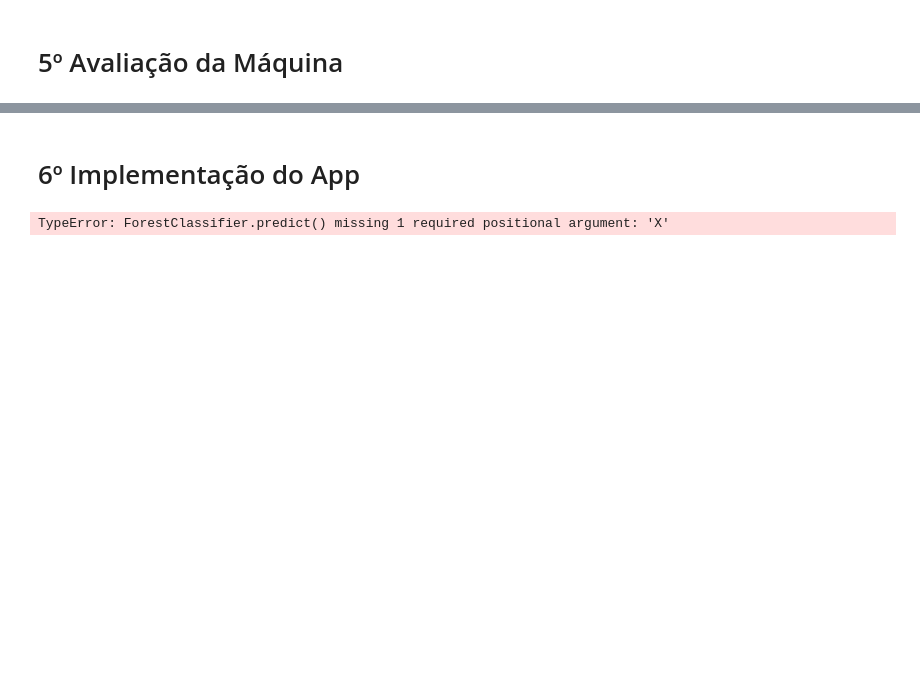
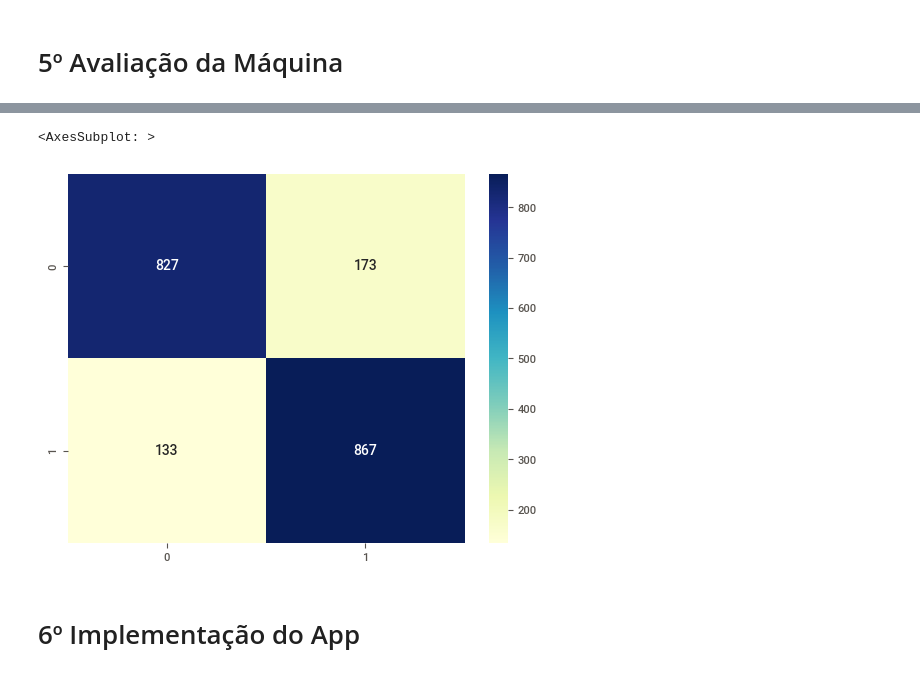
Before and after one commit to xkayo32/ML-Cancelados, a Jupyter notebook: main.ipynb, the cells around one changed output, grey strips where cells are left out. Saved outputs shown, nothing was run; the diff lists cells and outputs as text; code cells hidden in the pictures; blank space fills up the shorter version.

```diff
--- a/main.ipynb
+++ b/main.ipynb
@@ -295,0 +282,3 @@ predict = rfc2.predict(X_test)
+# %%
+lgbm = lgb.LGBMClassifier()
+lgbm.fit(X_train,y_train)
@@ -296,2 +287,4 @@ predict = rfc2.predict(X_test)
+# %%
+lgbm_predict = lgbm.predict(X_test)
 # %% [markdown]
 # 5º Avaliação da Máquina
@@ -331,10 +343,11 @@ sns.displot(resultado_rfc)
+# %%
+sns.heatmap(confusion_matrix(y_test,lgbm_predict),fmt='d',  annot=True,cmap='YlGnBu')
+# %% [output]
+<AxesSubplot: >
+[figure, added]
 # %% [markdown]
 # 6º Implementação do App
 # %%
 pickle.dump(rfc2,open('modelo_cancelamento.sav','wb'))
 # %%
 teste = pickle.load(open('modelo_cancelamento.sav','rb'))
-# %%
-teste.predict()
-# %% [output]
-TypeError: ForestClassifier.predict() missing 1 required positional argument: 'X'
```
Also changed, not shown: parts of 41 cells of this notebook, 1 other file.
